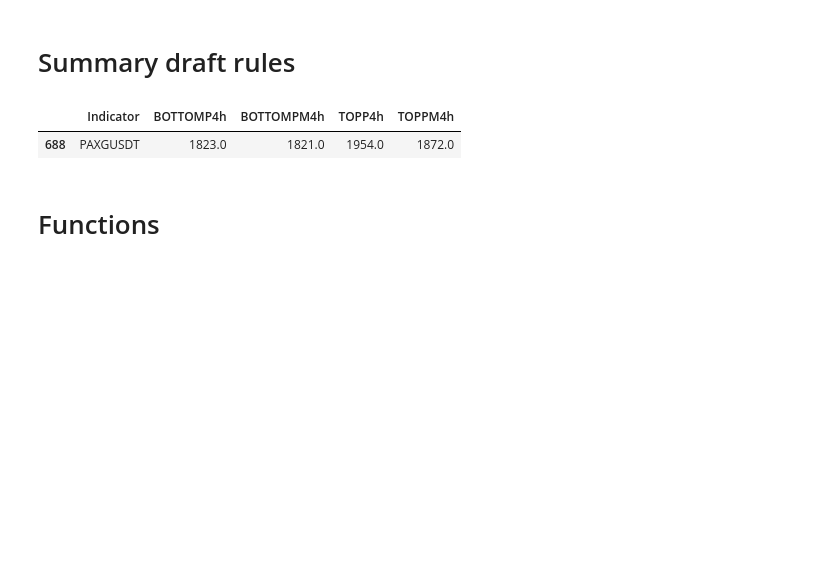
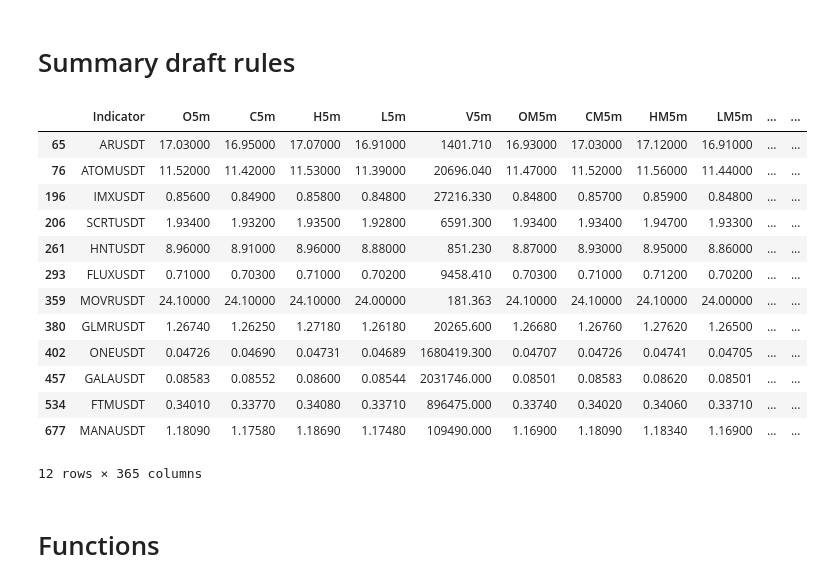
Before and after one commit to hjabbour/ML, a Jupyter notebook: MLDATA.ipynb, the cells around one changed output. Saved outputs shown, nothing was run; the diff lists cells and outputs as text; code cells hidden in the pictures; blank space fills up the shorter version.

```diff
--- a/MLDATA.ipynb
+++ b/MLDATA.ipynb
@@ -359,8 +359,14 @@ MACDCROSS1w =  (final['MACD1w'] > final['MACDSIGNAL1w'])
 MACDU3d = (final['MACD3d'] > final['MACDM3d'])
 MACDD3d = (final['MACD3d'] < final['MACDM3d'])
 
-MACDGAPU3d = (((abs(final['MACD3d']) - abs(final['MACDSIGNAL3d'])) > (abs(final['MACDM3d']) - abs(final['MACDSIGNALM3d']))) & (abs(final['MACD3d']) < abs(final['MACDSIGNAL3d'])))
-MACDGAPD3d = (((abs(final['MACD3d']) - abs(final['MACDSIGNAL3d'])) < (abs(final['MACDM3d']) - abs(final['MACDSIGNALM3d']))) & (abs(final['MACD3d']) < abs(final['MACDSIGNAL3d'])))
+
+MACDGAPU3d = ((final['MACD3d'] - final['MACDSIGNAL3d']) < (final['MACDM3d'] - final['MACDSIGNALM3d']) )
+MACDGAPD3d = ((final['MACD3d'] - final['MACDSIGNAL3d']) > (final['MACDM3d'] - final['MACDSIGNALM3d']) )
+#MACDGAPU3d = (abs(final['MACD3d']) - abs(final['MACDSIGNAL3d']) >= abs(final['MACDM3d']) - abs(final['MACDSIGNALM3d'])) & (abs(final['MACD3d']) <= abs(final['MACDSIGNAL3d']))
+#MACDGAPD3d = (abs(final['MACD3d']) - abs(final['MACDSIGNAL3d']) <= abs(final['MACDM3d']) - abs(final['MACDSIGNALM3d'])) & (abs(final['MACD3d']) <= abs(final['MACDSIGNAL3d']))
+
+#MACDGAPU3d = final['MACD3d'] - final['MACDSIGNAL3d'] > final['MACDM3d'] - abs(final['MACDSIGNALM3d'] & final['MACD3d'] < abs(final['MACDSIGNAL3d']))
+#MACDGAPD3d = final['MACD3d'] - final['MACDSIGNAL3d'] < final['MACDM3d']  - abs(final['MACDSIGNALM3d'] & final['MACD3d']) < abs(final['MACDSIGNAL3d']))
 
 #MACDGAPU3d = (((abs(final['MACD3d']) - abs(final['MACDSIGNAL3d'])) > (abs(final['MACDM3d']) - abs(final['MACDSIGNALM3d']))) & (abs(final['MACD3d']) < abs(final['MACDSIGNAL3d'])))
 #MACDGAPD3d = ((abs(final['MACD3d'] - final['MACDSIGNAL3d']) < abs(final['MACDM3d'] - final['MACDSIGNALM3d'])) & (final['MACD3d'] < final['MACDSIGNAL3d']))
@@ -680,12 +688,16 @@ macd3du = final.loc[(MACDGAPU3d)]
 macd3dd = final.loc[(MACDGAPD3d)]
 macd1du = final.loc[(MACDGAPU1d)]
 macd1dd = final.loc[(MACDGAPD1d)]
+macd1wu = final.loc[(MACDGAPU1w)]
+macd1wd = final.loc[(MACDGAPD1w)]
 
 macd3d1d = final.loc[(MACDGAPD1d &  (MACDGAPD3d)  & rule3dRSIup & rule1dRSIup )]
 macd1dcross = final.loc[MACDCROSS1d]
 macd12hcross = final.loc[MACDCROSS12h]
 macd8hcross = final.loc[MACDCROSS8h]
 macd4hcross = final.loc[MACDCROSS4h]
+macd3dcross = final.loc[MACDCROSS3d]
+stk3d = final.loc[stk3dcross]
 
 macd3dd
 #macd12hcross
@@ -723,36 +735,50 @@ higherhi = test15.loc[HIHI15m & HILO15m]
 #higherhi = test1h.loc[HIHI1h & HILO1h]
 #higherhi = test2h.loc[HIHI2h & HILO2h]
 
 #higherhi = test4h.loc[HIHI4h & HILO4h]
 
 lowhi = test15.loc[LOHI15m & LOLO15m]
 lowhi = test5.loc[LOHI5m & LOLO5m]
 #lowhi = test1h.loc[LOHI1h & LOLO1h]
 lowhi = test30.loc[LOHI30m & LOLO30m]
 lowhi = test2h.loc[LOHI2h & LOLO2h]
 lowhi = test4h.loc[LOHI4h & LOLO4h]
 
 higherhi = test5.loc[HIHI5m & HILO5m]
 higherhi = test2h.loc[HIHI2h & HILO2h]
 higherhi = test4h.loc[HIHI4h & HILO4h]
 
 
 #higherhi = test15.loc[HIHI15m ]
 #higherhi = test.loc[HIHI1h]
 #higherhi = test5.loc[HIHI5m ]
 #higherlo = test5.loc[HILO5m ]
 #higherlo = test15.loc[HILO15m ]
 
 
 higherhi
+stk3d
+macd3dd
+macd1wd
 #macd3dd
-#macd3du
 #macd1dd
 #macd1du
 #lowhi
 # %% [output]
-|  | Indicator | BOTTOMP4h | BOTTOMPM4h | TOPP4h | TOPPM4h |
-| 688 | PAXGUSDT | 1823.0 | 1821.0 | 1954.0 | 1872.0 |
+|  | Indicator | O5m | C5m | H5m | L5m | V5m | OM5m | CM5m | HM5m | LM5m | ... | ... |
+| 65 | ARUSDT | 17.03000 | 16.95000 | 17.07000 | 16.91000 | 1401.710 | 16.93000 | 17.03000 | 17.12000 | 16.91000 | ... | ... |
+| 76 | ATOMUSDT | 11.52000 | 11.42000 | 11.53000 | 11.39000 | 20696.040 | 11.47000 | 11.52000 | 11.56000 | 11.44000 | ... | ... |
+| 196 | IMXUSDT | 0.85600 | 0.84900 | 0.85800 | 0.84800 | 27216.330 | 0.84800 | 0.85700 | 0.85900 | 0.84800 | ... | ... |
+| 206 | SCRTUSDT | 1.93400 | 1.93200 | 1.93500 | 1.92800 | 6591.300 | 1.93400 | 1.93400 | 1.94700 | 1.93300 | ... | ... |
+| 261 | HNTUSDT | 8.96000 | 8.91000 | 8.96000 | 8.88000 | 851.230 | 8.87000 | 8.93000 | 8.95000 | 8.86000 | ... | ... |
+| 293 | FLUXUSDT | 0.71000 | 0.70300 | 0.71000 | 0.70200 | 9458.410 | 0.70300 | 0.71000 | 0.71200 | 0.70200 | ... | ... |
+| 359 | MOVRUSDT | 24.10000 | 24.10000 | 24.10000 | 24.00000 | 181.363 | 24.10000 | 24.10000 | 24.10000 | 24.00000 | ... | ... |
+| 380 | GLMRUSDT | 1.26740 | 1.26250 | 1.27180 | 1.26180 | 20265.600 | 1.26680 | 1.26760 | 1.27620 | 1.26500 | ... | ... |
+| 402 | ONEUSDT | 0.04726 | 0.04690 | 0.04731 | 0.04689 | 1680419.300 | 0.04707 | 0.04726 | 0.04741 | 0.04705 | ... | ... |
+| 457 | GALAUSDT | 0.08583 | 0.08552 | 0.08600 | 0.08544 | 2031746.000 | 0.08501 | 0.08583 | 0.08620 | 0.08501 | ... | ... |
+| 534 | FTMUSDT | 0.34010 | 0.33770 | 0.34080 | 0.33710 | 896475.000 | 0.33740 | 0.34020 | 0.34060 | 0.33710 | ... | ... |
+| 677 | MANAUSDT | 1.18090 | 1.17580 | 1.18690 | 1.17480 | 109490.000 | 1.16900 | 1.18090 | 1.18340 | 1.16900 | ... | ... |
+12 rows × 365 columns
 # %% [markdown]
 # Functions
 # %%
```
Also changed, not shown: parts of 11 cells of this notebook, 6 other files.
